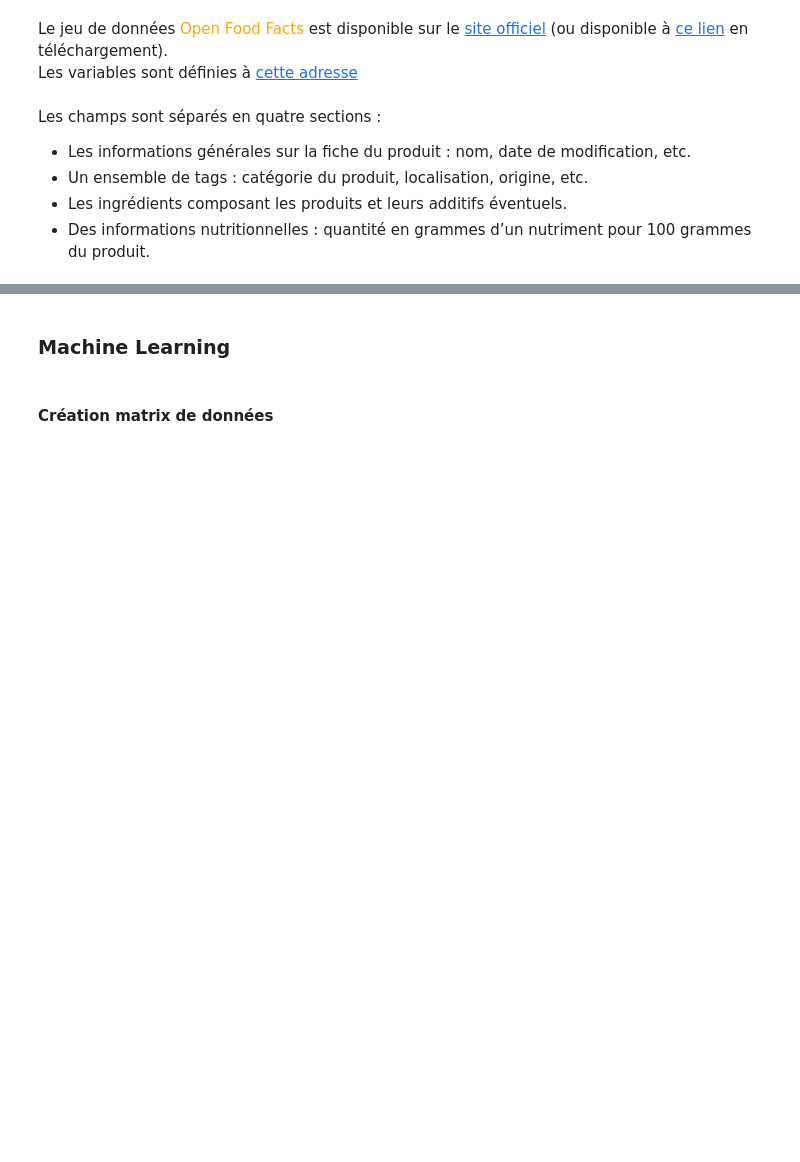
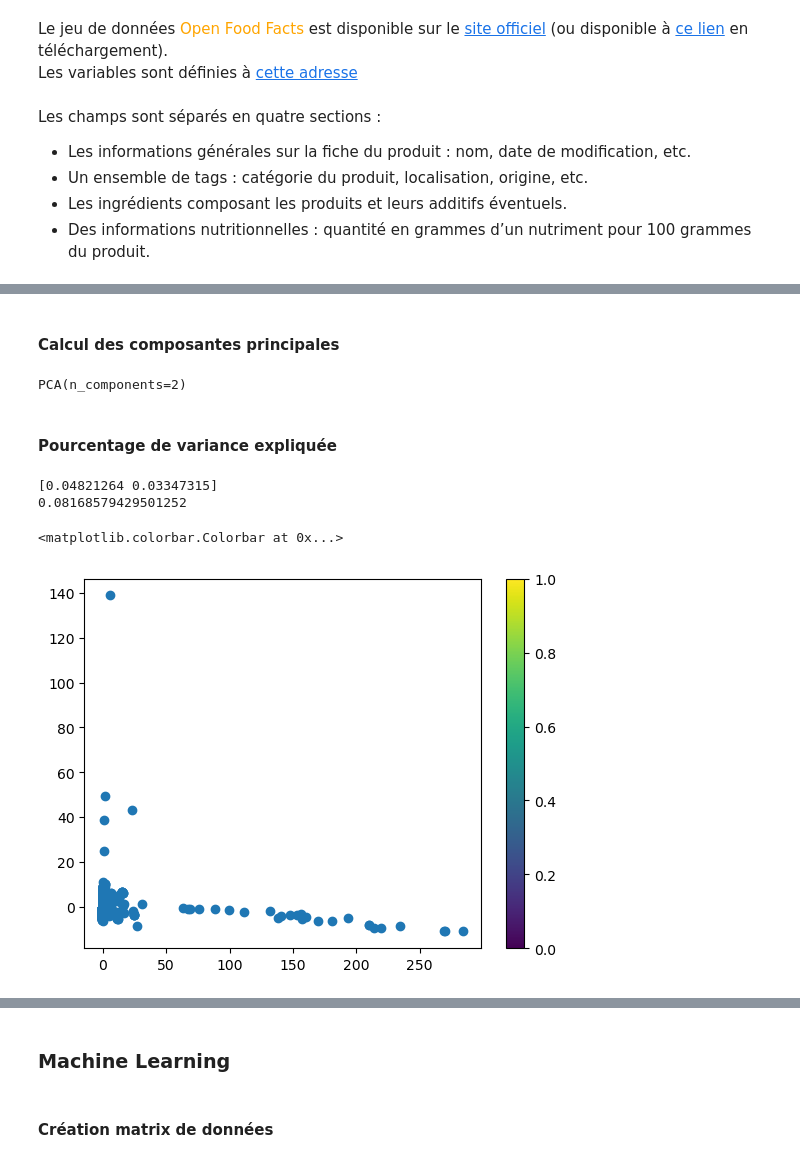
Before and after one commit to kevin-EK/Concevez-une-application-au-service-de-la-sant-publique, a Jupyter notebook: P3 Brouillon modele.ipynb, the cells around one changed output, grey strips where cells are left out. Drawn from its saved outputs; the diff is of its cells as text; code cells hidden in the pictures; blank space fills up the shorter version.

```diff
--- a/P3 Brouillon modele.ipynb
+++ b/P3 Brouillon modele.ipynb
@@ -61,0 +118,45 @@ nbLigne, nbCol
+# %%
+from sklearn import preprocessing as prep
+
+X = df_openfoodfacts\
+.drop(columns=['code','product_name','categories_fr','ingredients_text','nutrition_grade_fr','main_category_fr'])\
+.dropna()
+
+std_scale = prep.StandardScaler()
+X_scaled = std_scale.fit_transform(X)
+# %% [markdown]
+#### Calcul des composantes principales
+# %%
+from sklearn import decomposition
+
+pca = decomposition.PCA(n_components=2)
+pca.fit(X_scaled)
+# %% [output]
+PCA(n_components=2)
+# %% [markdown]
+#### Pourcentage de variance expliquée
+# %%
+print(pca.explained_variance_ratio_)
+print(pca.explained_variance_ratio_.sum())
+# %% [output]
+[0.04821264 0.03347315]
+0.08168579429501252
+# %%
+import matplotlib.pyplot as plt
+
+
+# projeter X sur les composantes principales
+X_projected = pca.transform(X_scaled)
+
+# afficher chaque observation
+plt.scatter(X_projected[:, 0], X_projected[:, 1],
+    # colorer en utilisant la variable 'Rank'
+    #c=df.Rank
+           )
+
+#plt.xlim([-5.5, 5.5])
+#plt.ylim([-4, 4])
+plt.colorbar()
+# %% [output]
+<matplotlib.colorbar.Colorbar at 0x...>
+[figure, added]
```
Also changed, not shown: parts of 17 cells of this notebook, 1 other file.
